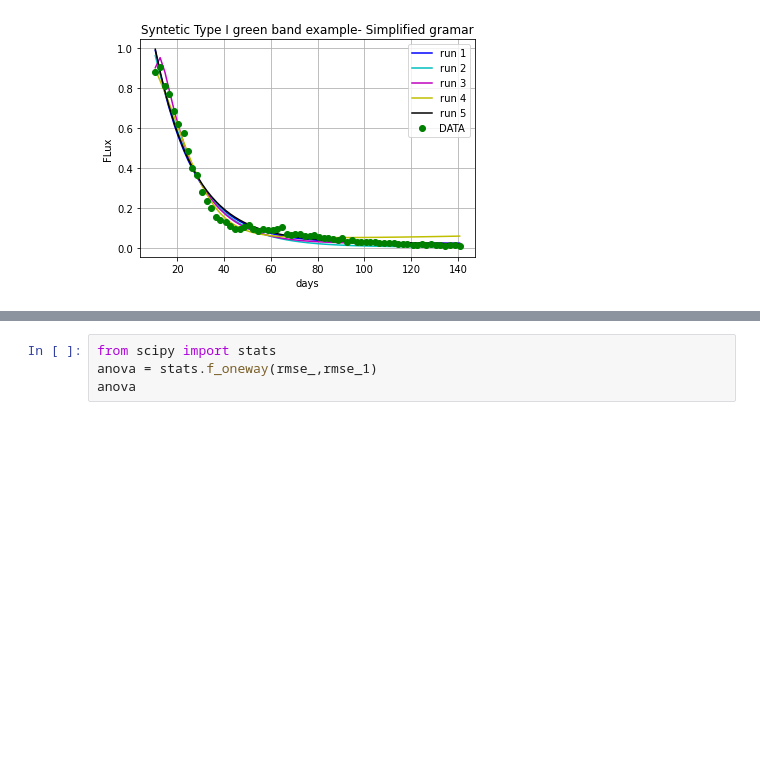
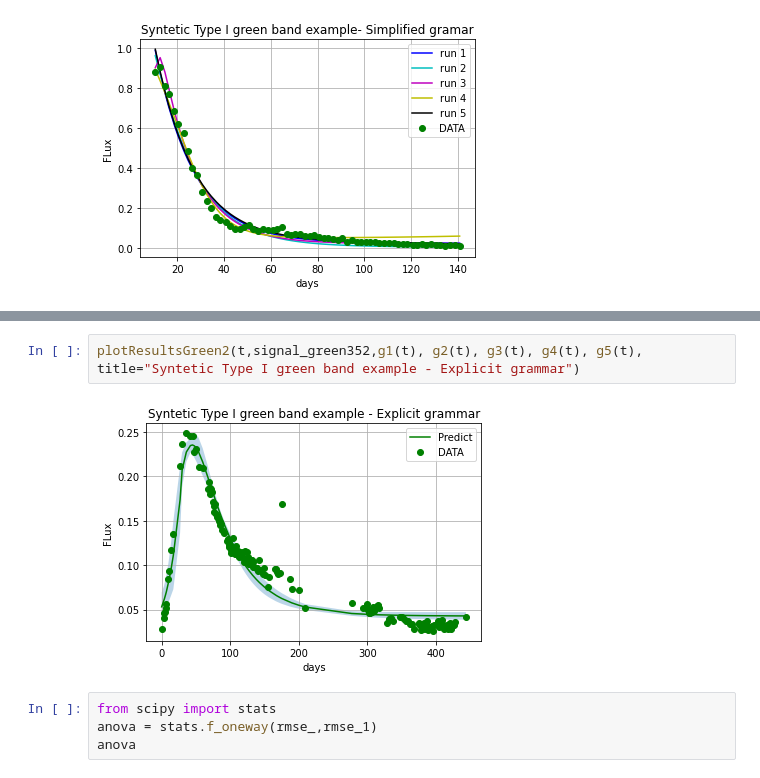
Before and after one commit to nfierroflo/Evolutionary-computation, a Jupyter notebook: PruebasFineles.ipynb, the cells around one changed output, grey strips where cells are left out. Saved outputs shown, nothing was run; the diff lists cells and outputs as text; blank space fills up the shorter version.

```diff
--- a/PruebasFineles.ipynb
+++ b/PruebasFineles.ipynb
@@ -651,6 +781,10 @@ print(np.std(rmse_1))
 0.04947651422956232
 0.016678628959232455
 [figure]
+# %%
+plotResultsGreen2(t,signal_green352,g1(t), g2(t), g3(t), g4(t), g5(t), title="Syntetic Type I green band example - Explicit grammar")
+# %% [output]
+[figure, added]
 # %%
 from scipy import stats
 anova = stats.f_oneway(rmse_,rmse_1)
```
Also changed, not shown: parts of 25 cells of this notebook.
